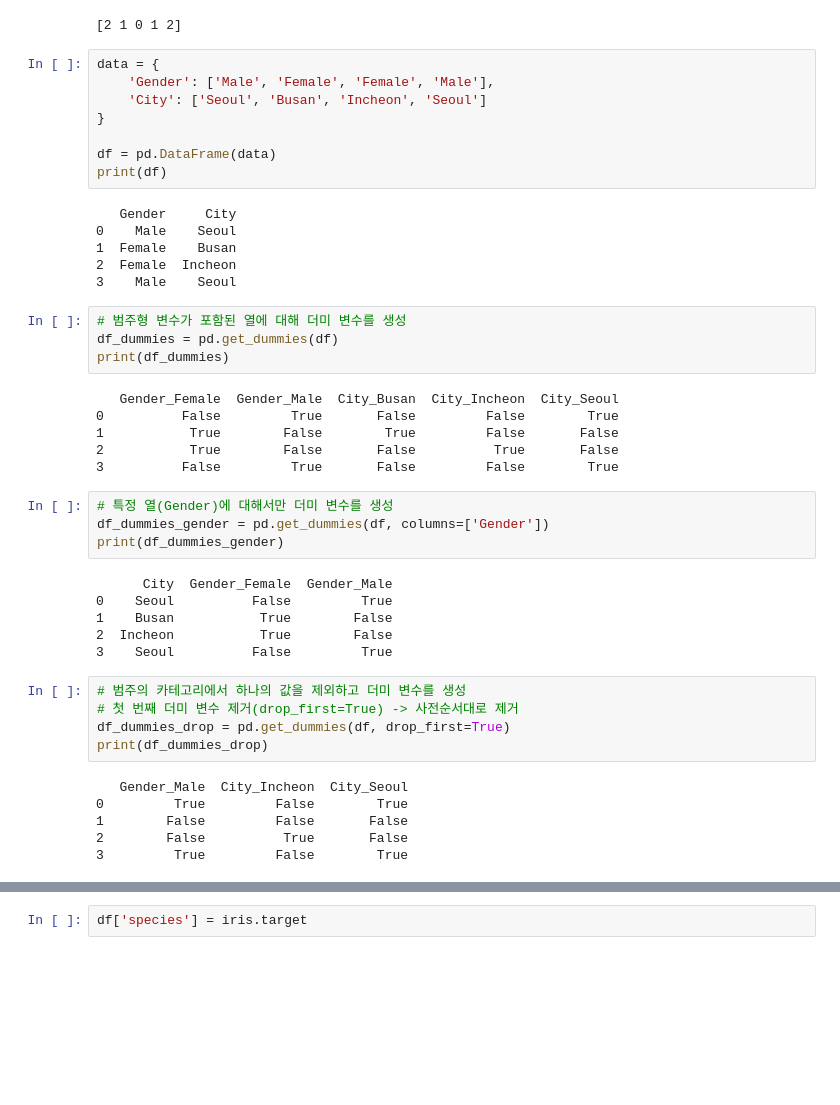
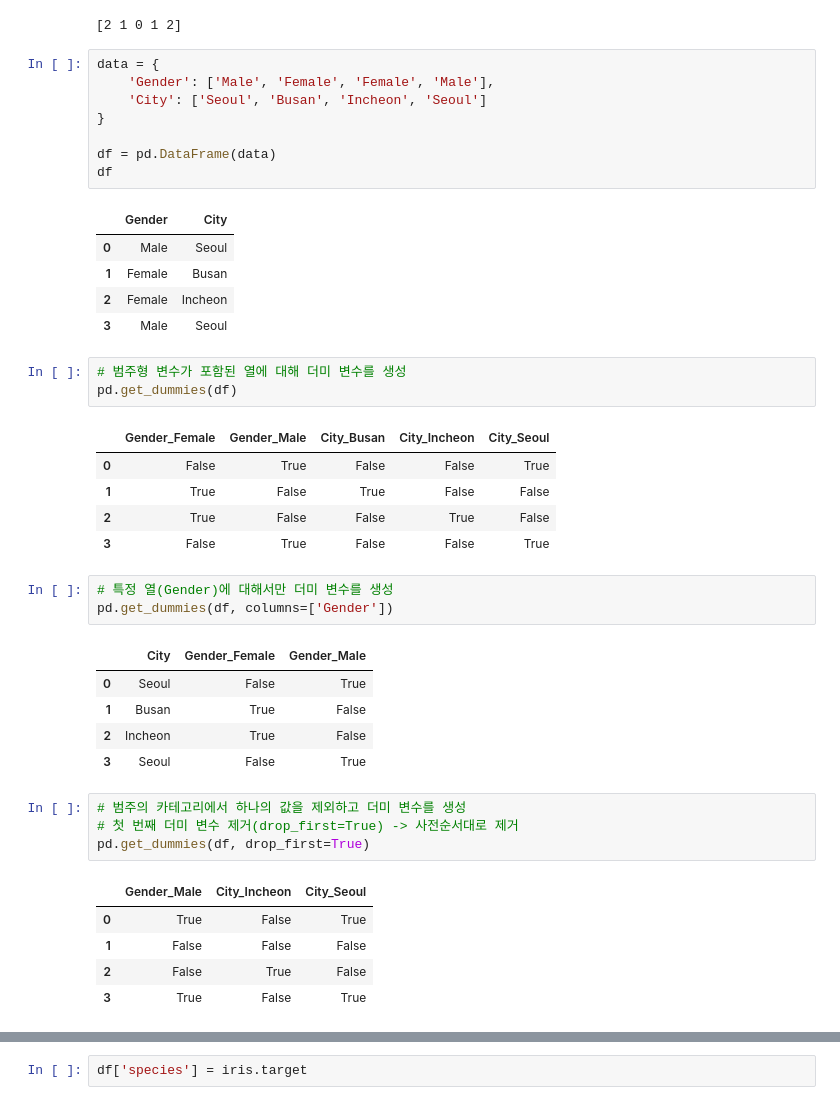
Before and after one commit to oakilae-droid/big0611, a Jupyter notebook: py/p04_머신러닝과딥러닝/ch02_전처리/ex04_변환.ipynb, the cells around one changed output, grey strips where cells are left out. Cells and saved outputs as stored; diff of their text form; blank space fills up the shorter version.

```diff
--- a/py/p04_머신러닝과딥러닝/ch02_전처리/ex04_변환.ipynb
+++ b/py/p04_머신러닝과딥러닝/ch02_전처리/ex04_변환.ipynb
@@ -82,44 +77,41 @@ data = {
 }
 
 df = pd.DataFrame(data)
-print(df)
+df
 # %% [output]
-   Gender     City
-0    Male    Seoul
-1  Female    Busan
-2  Female  Incheon
-3    Male    Seoul
+|  | Gender | City |
+| 0 | Male | Seoul |
+| 1 | Female | Busan |
+| 2 | Female | Incheon |
+| 3 | Male | Seoul |
 # %%
 # 범주형 변수가 포함된 열에 대해 더미 변수를 생성
-df_dummies = pd.get_dummies(df)
-print(df_dummies)
+pd.get_dummies(df)
 # %% [output]
-   Gender_Female  Gender_Male  City_Busan  City_Incheon  City_Seoul
-0          False         True       False         False        True
-1           True        False        True         False       False
-2           True        False       False          True       False
-3          False         True       False         False        True
+|  | Gender_Female | Gender_Male | City_Busan | City_Incheon | City_Seoul |
+| 0 | False | True | False | False | True |
+| 1 | True | False | True | False | False |
+| 2 | True | False | False | True | False |
+| 3 | False | True | False | False | True |
 # %%
 # 특정 열(Gender)에 대해서만 더미 변수를 생성
-df_dummies_gender = pd.get_dummies(df, columns=['Gender'])
-print(df_dummies_gender)
+pd.get_dummies(df, columns=['Gender'])
 # %% [output]
-      City  Gender_Female  Gender_Male
-0    Seoul          False         True
-1    Busan           True        False
-2  Incheon           True        False
-3    Seoul          False         True
+|  | City | Gender_Female | Gender_Male |
+| 0 | Seoul | False | True |
+| 1 | Busan | True | False |
+| 2 | Incheon | True | False |
+| 3 | Seoul | False | True |
 # %%
 # 범주의 카테고리에서 하나의 값을 제외하고 더미 변수를 생성
 # 첫 번째 더미 변수 제거(drop_first=True) -> 사전순서대로 제거
-df_dummies_drop = pd.get_dummies(df, drop_first=True)
-print(df_dummies_drop)
+pd.get_dummies(df, drop_first=True)
 # %% [output]
-   Gender_Male  City_Incheon  City_Seoul
-0         True         False        True
-1        False         False       False
-2        False          True       False
-3         True         False        True
+|  | Gender_Male | City_Incheon | City_Seoul |
+| 0 | True | False | True |
+| 1 | False | False | False |
+| 2 | False | True | False |
+| 3 | True | False | True |
 # %%
 # 3. 스케일 조정
 # 샘플 데이터 생성
```
Also changed, not shown: parts of 14 cells of this notebook, 3 other files.
